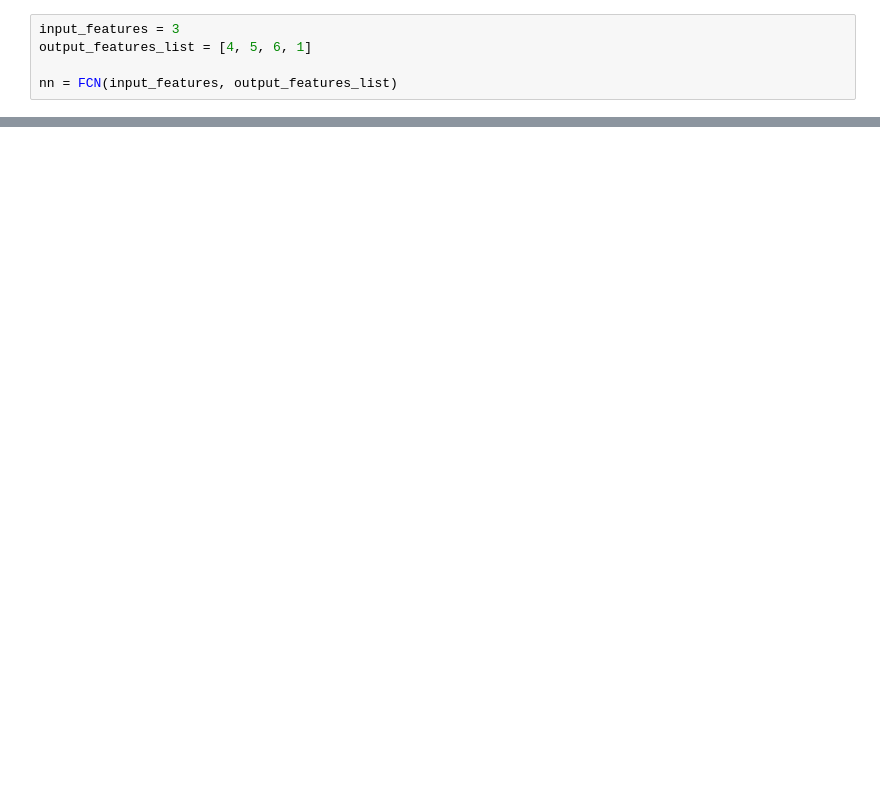
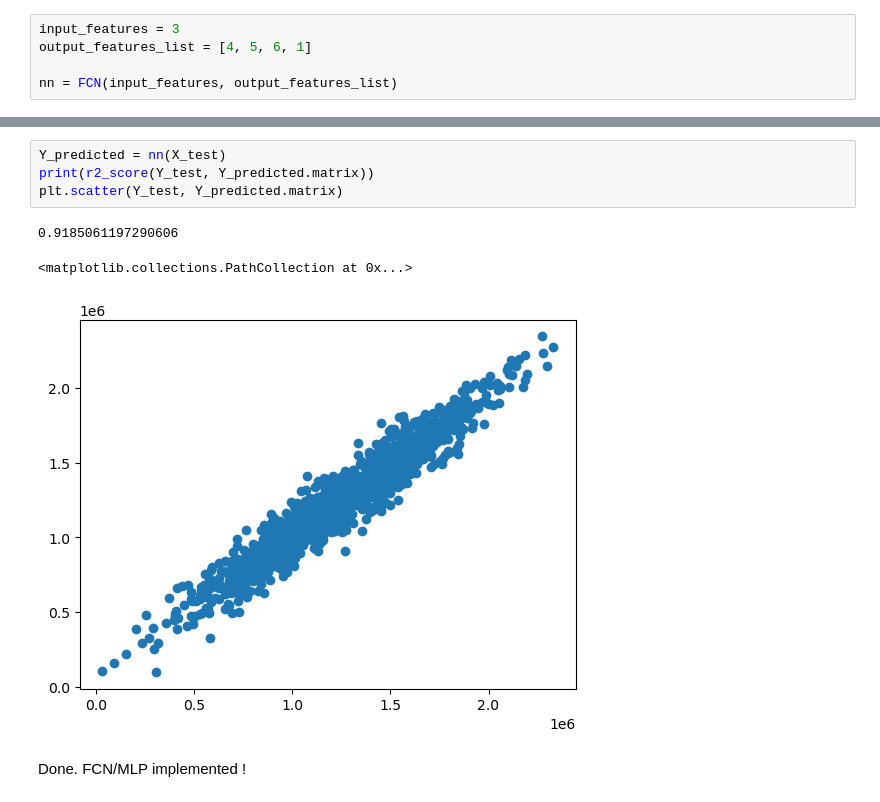
Before and after one commit to Pawan-Adhikari/TorchfromScratch-Maths, a Jupyter notebook: Tensor-MLP-FCN/MLP.ipynb, the cells around one changed output, grey strips where cells are left out. Cells and saved outputs as stored; diff of their text form; blank space fills up the shorter version.

```diff
--- a/Tensor-MLP-FCN/MLP.ipynb
+++ b/Tensor-MLP-FCN/MLP.ipynb
@@ -301,0 +368,10 @@ Tensor Values = [[0.00159263]]
+# %%
+Y_predicted = nn(X_test)
+print(r2_score(Y_test, Y_predicted.matrix))
+plt.scatter(Y_test, Y_predicted.matrix)
+# %% [output]
+0.9185061197290606
+<matplotlib.collections.PathCollection at 0x...>
+[figure, added]
+# %% [markdown]
+Done. FCN/MLP implemented !
```
Also changed, not shown: parts of 11 cells of this notebook, 1 other file.
